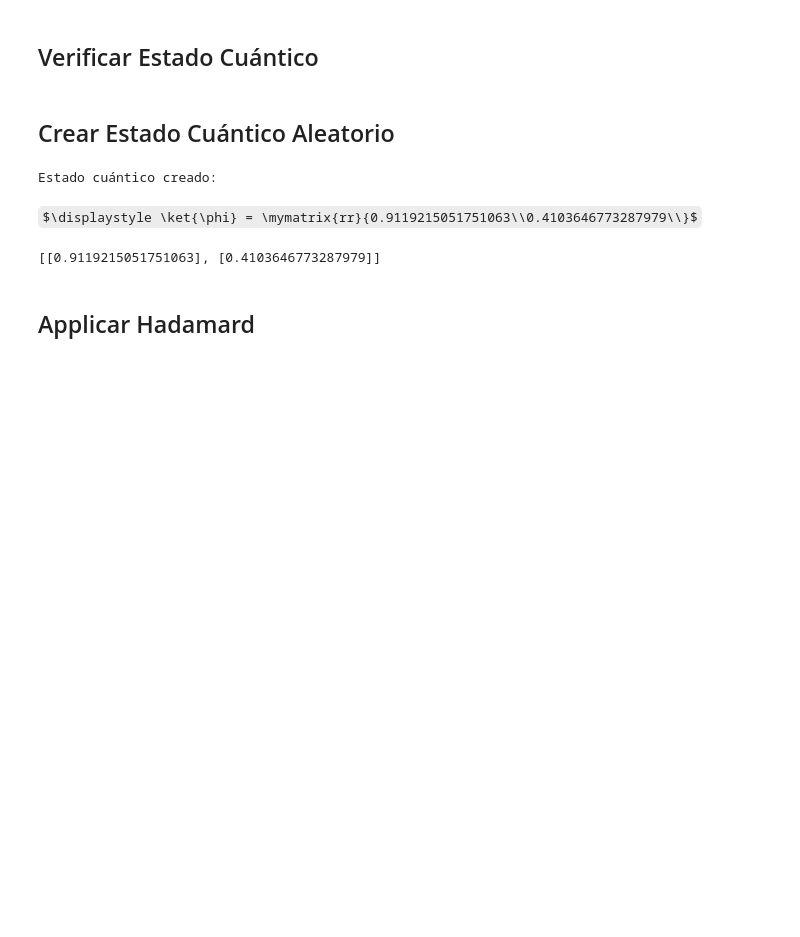
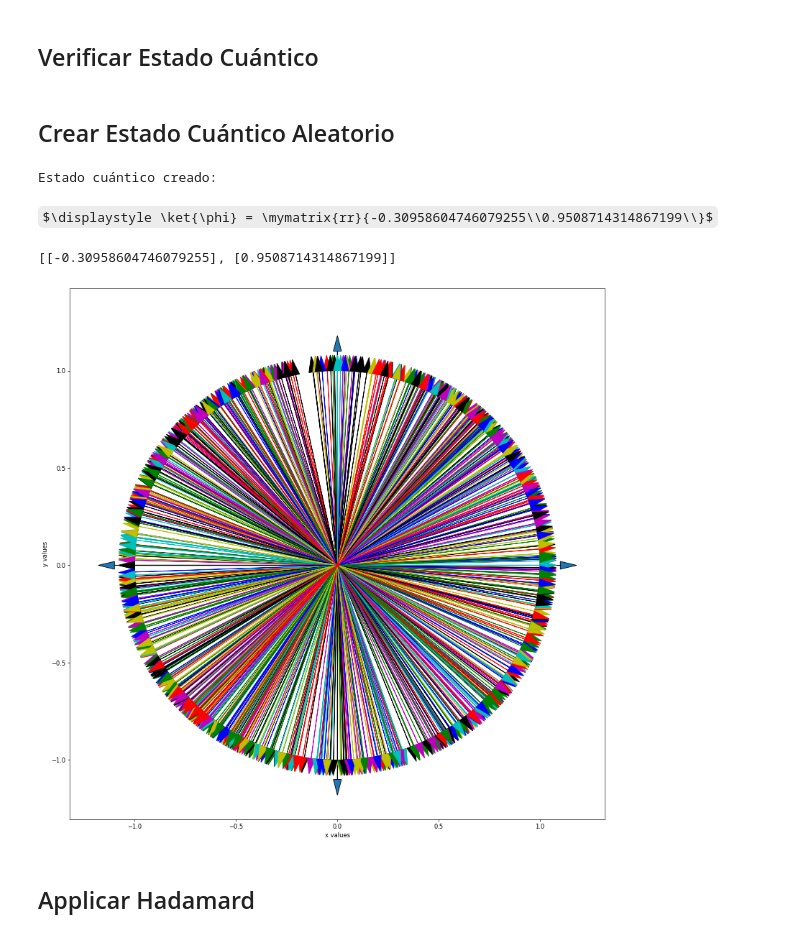
Before and after one commit to Crisel8a/QuantumComputing, a Jupyter notebook: COMPUTACIÓN CUÁNTICA.ipynb, the cells around one changed output. Drawn from its saved outputs; the diff is of its cells as text; code cells hidden in the pictures; some formulas as TeX source; blank space fills up the shorter version.

```diff
--- a/COMPUTACIÓN CUÁNTICA.ipynb
+++ b/COMPUTACIÓN CUÁNTICA.ipynb
@@ -381,7 +395,7 @@ def verifyQuantumState(v, epsilon=0, prints=True):
 # %% [markdown]
 ## Crear Estado Cuántico Aleatorio
 # %%
-def createRandomQuantumState(dim=2, prints=True, qubitLetter=r'\phi'):
+def CreateRandomQuantumState(dim=2, prints=True, qubitLetter=r'\phi'):
     v = vectorNormalizer(None, dim=dim, prints=False)
     if prints:
         print("Estado cuántico creado: ")
@@ -389,11 +403,46 @@ def createRandomQuantumState(dim=2, prints=True, qubitLetter=r'\phi'):
 
     return v
 # %%
-createRandomQuantumState()
+CreateRandomQuantumState()
 # %% [output]
 Estado cuántico creado:
-$\displaystyle \ket{\phi} = \mymatrix{rr}{0.9119215051751063\\0.4103646773287979\\}$
+$\displaystyle \ket{\phi} = \mymatrix{rr}{-0.30958604746079255\\0.9508714314867199\\}$
-[[0.9119215051751063], [0.4103646773287979]]
+[[-0.30958604746079255], [0.9508714314867199]]
+# %%
+#vectores
+
+from drawing import draw_axes, draw_unit_circle, draw_quantum_state, draw_qubit, draw_qubit_grover, show_plt
+
+from quantum_state import random_qstate_by_value, random_qstate_by_angle, angle_qstate
+
+from grover import giant_oracle, giant_oracle2, giant_diffusion, Uf, Uf_8
+
+from matplotlib.pyplot import plot, figure, arrow, show, savefig, xlabel, ylabel
+from random import randint, choice
+
+# draw a figure
+figure(figsize=(16,16), dpi=60)
+
+# draw the origin
+plot(0,0,'ro')
+
+colors = ['ro','bo','go','yo','co','mo','ko']
+
+# draw the axes
+draw_axes()
+
+xlabel('x values')
+ylabel('y values')
+
+for i in range(1000):
+    V = CreateRandomQuantumState(prints=False)
+
+    arrow(0,0,V[0][0],V[1][0],head_width=0.04, head_length=0.08,color = choice(colors)[0])
+    #plot(V[0][0],V[1][0],choice(colors))
+
+savefig("LogoCursoCompuCuanti.png", dpi=100, bbox_inches='tight')
+# %% [output]
+[figure, added]
 # %% [markdown]
 ## Applicar Hadamard
 # %%
```
Also changed, not shown: parts of 4 cells of this notebook.
